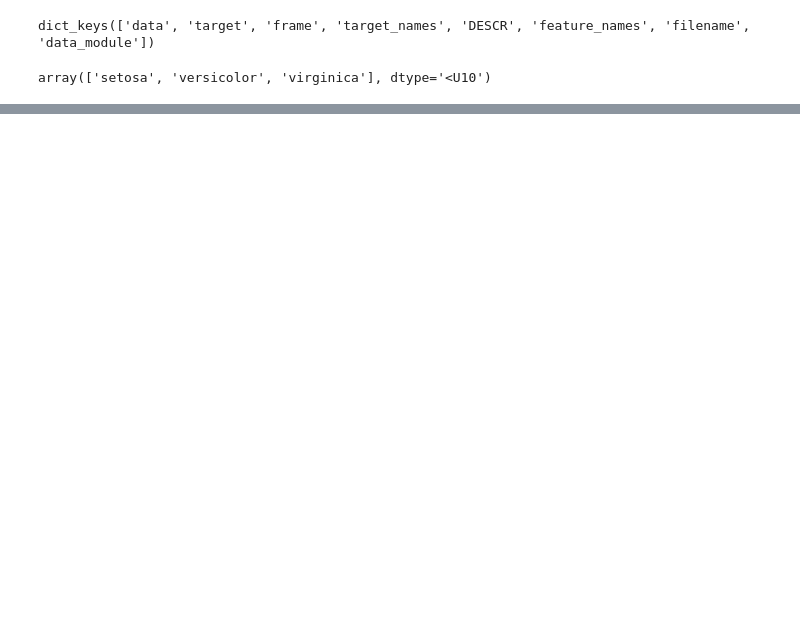
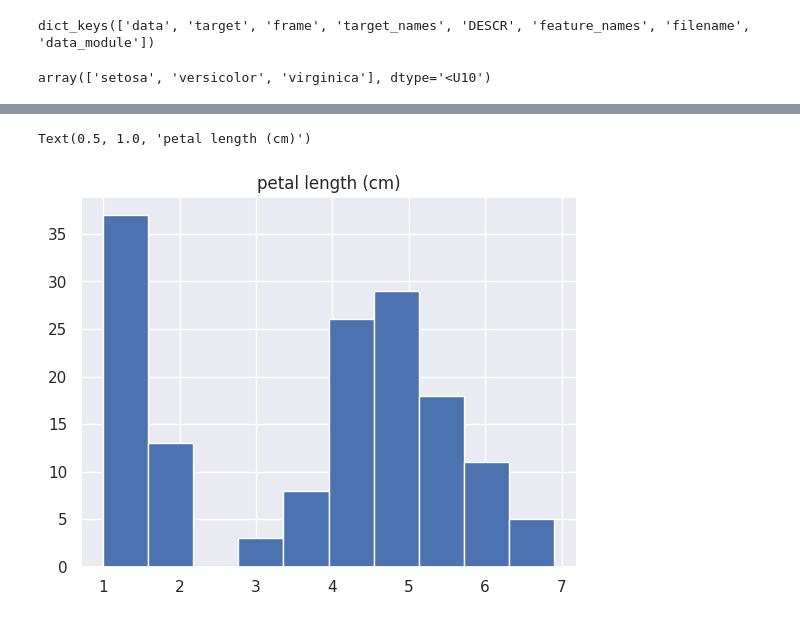
Before and after one commit to BibekRai44/basic-ml-project, a Jupyter notebook: irisdataset.ipynb, the cells around one changed output, grey strips where cells are left out. Drawn from its saved outputs; the diff is of its cells as text; code cells hidden in the pictures; blank space fills up the shorter version.

```diff
--- a/irisdataset.ipynb
+++ b/irisdataset.ipynb
@@ -23,0 +63,7 @@ array(['setosa', 'versicolor', 'virginica'], dtype='<U10')
+# %%
+col="petal length (cm)"
+df[col].hist()
+plt.title(col)
+# %% [output]
+Text(0.5, 1.0, 'petal length (cm)')
+[figure, added]
```
Also changed, not shown: parts of 15 cells of this notebook.
